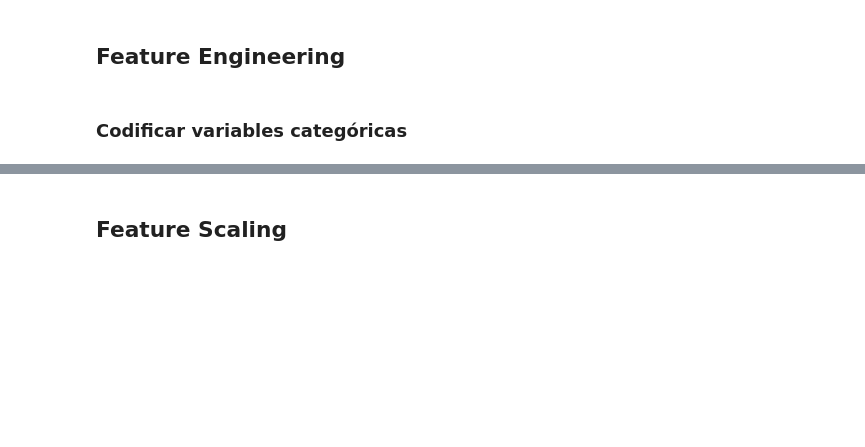
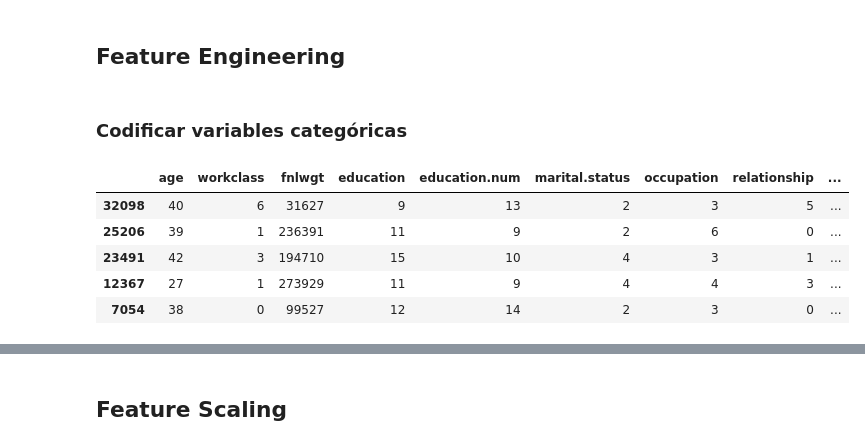
Before and after one commit to DiegoSuarz/Matematica-y-Estadistica-para-Data-Science, a Jupyter notebook: 13_Semana_10_eda_logistic_regression_pca.ipynb, the cells around one changed output, grey strips where cells are left out. Saved outputs shown, nothing was run; the diff lists cells and outputs as text; code cells hidden in the pictures; blank space fills up the shorter version.

```diff
--- a/13_Semana_10_eda_logistic_regression_pca.ipynb
+++ b/13_Semana_10_eda_logistic_regression_pca.ipynb
@@ -162,3 +159,6 @@ df = pd.read_csv(file, encoding='latin-1')
+# %%
+file = (r'C:\Users\dg_su\OneDrive - Universidad Tecnologica del Peru\Estudios\Cursos\Analisis de Datos\Universidad Ricardo Palma\MATEMÁTICA Y ESTADÍSTICA EN CIENCIA DE DATOS\codigo\base de datos\adult.csv')
+df = pd.read_csv(file, encoding='latin-1')
 # %% [markdown]
 ## Exploratory Data Analysis
 # %%
@@ -219,3 +318,12 @@ for feature in categorical:
         le = preprocessing.LabelEncoder()
         X_train[feature] = le.fit_transform(X_train[feature])
         X_test[feature] = le.transform(X_test[feature])
+# %%
+X_train.head()
+# %% [output]
+|  | age | workclass | fnlwgt | education | education.num | marital.status | occupation | relationship | ... |
+| 32098 | 40 | 6 | 31627 | 9 | 13 | 2 | 3 | 5 | ... |
+| 25206 | 39 | 1 | 236391 | 11 | 9 | 2 | 6 | 0 | ... |
+| 23491 | 42 | 3 | 194710 | 15 | 10 | 4 | 3 | 1 | ... |
+| 12367 | 27 | 1 | 273929 | 11 | 9 | 4 | 4 | 3 | ... |
+| 7054 | 38 | 0 | 99527 | 12 | 14 | 2 | 3 | 0 | ... |
```
Also changed, not shown: parts of 24 cells of this notebook, 7 other files.
